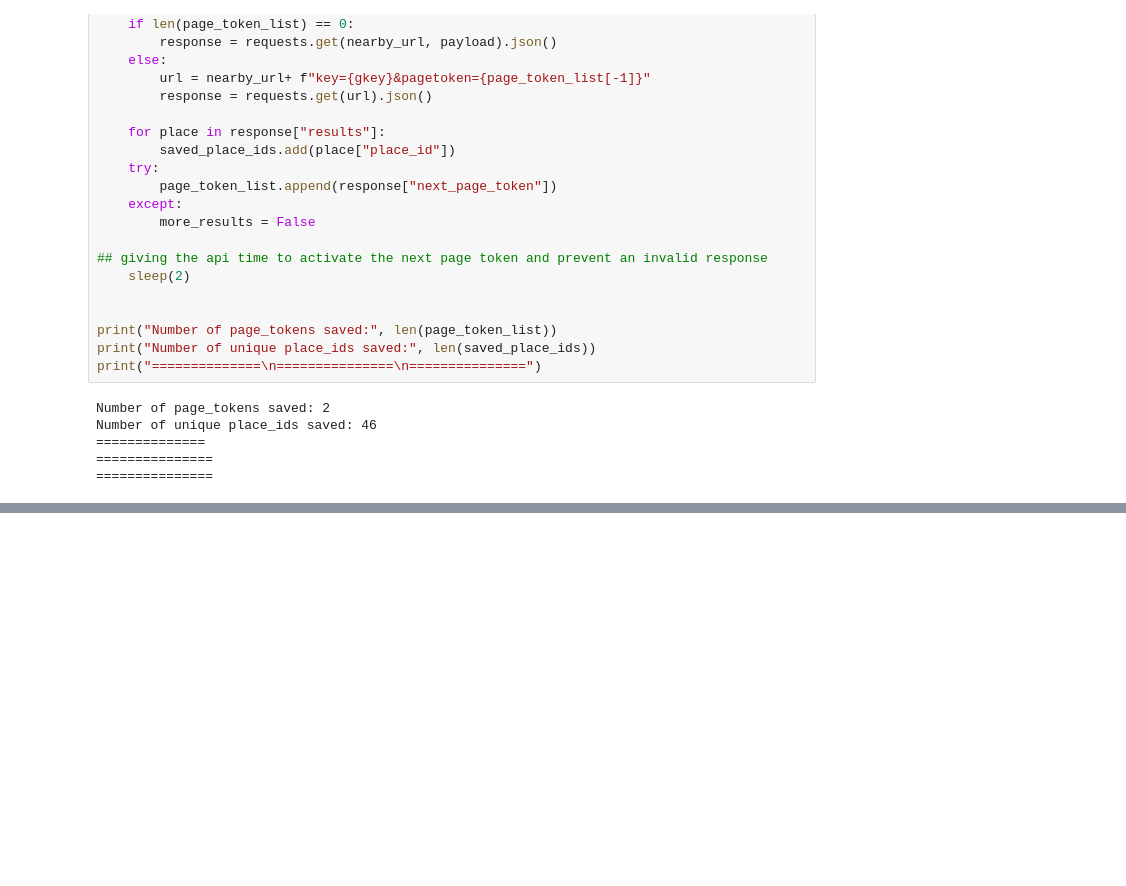
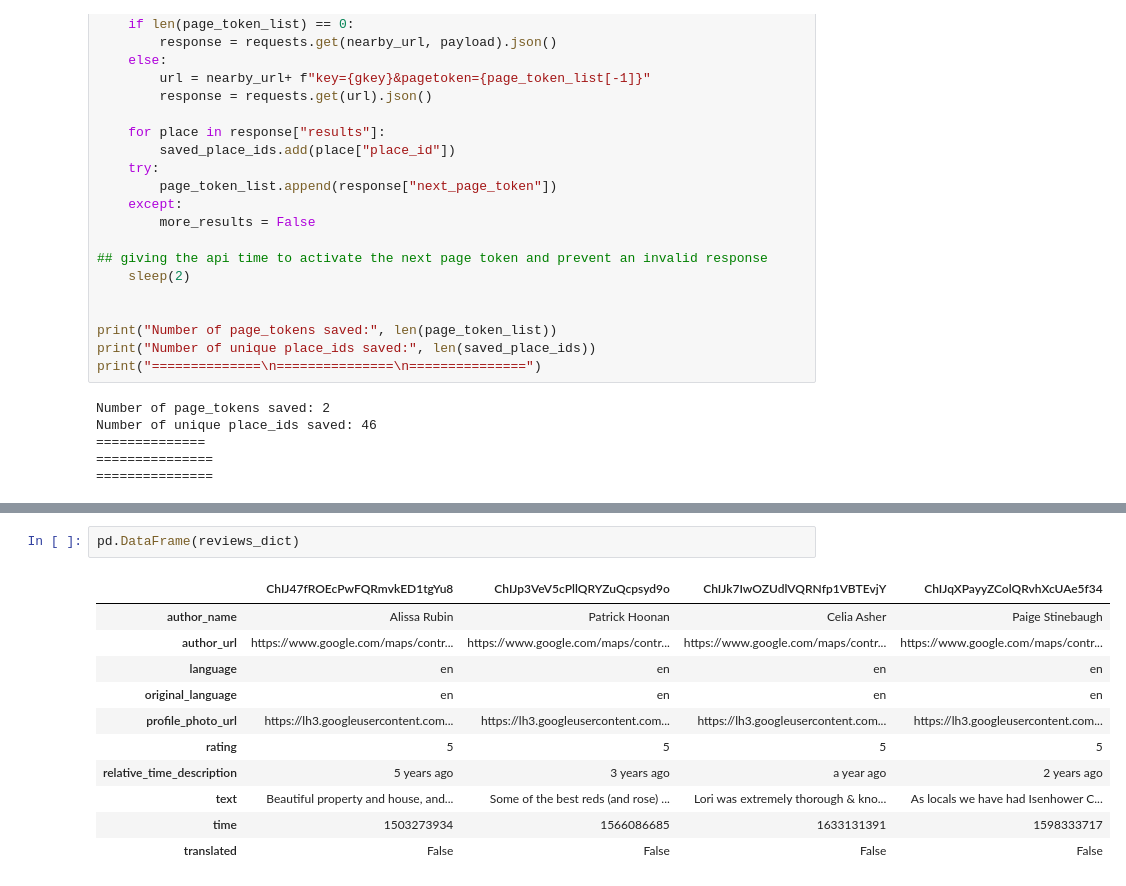
Before and after one commit to Bag0niku/Oregon_Wine, a Jupyter notebook: data/nick_testing_google_places_api.ipynb, the cells around one changed output, grey strips where cells are left out. Drawn from its saved outputs; the diff is of its cells as text; blank space fills up the shorter version.

```diff
--- a/data/nick_testing_google_places_api.ipynb
+++ b/data/nick_testing_google_places_api.ipynb
@@ -270,0 +505,14 @@ Number of unique place_ids saved: 384
+# %%
+pd.DataFrame(reviews_dict)
+# %% [output]
+|  | ChIJ47fROEcPwFQRmvkED1tgYu8 | ChIJp3VeV5cPllQRYZuQcpsyd9o | ChIJk7IwOZUdlVQRNfp1VBTEvjY | ChIJqXPayyZColQRvhXcUAe5f34 |
+| author_name | Alissa Rubin | Patrick Hoonan | Celia Asher | Paige Stinebaugh |
+| author_url | https://www.google.com/maps/contr... | https://www.google.com/maps/contr... | https://www.google.com/maps/contr... | https://www.google.com/maps/contr... |
+| language | en | en | en | en |
+| original_language | en | en | en | en |
+| profile_photo_url | https://lh3.googleusercontent.com... | https://lh3.googleusercontent.com... | https://lh3.googleusercontent.com... | https://lh3.googleusercontent.com... |
+| rating | 5 | 5 | 5 | 5 |
+| relative_time_description | 5 years ago | 3 years ago | a year ago | 2 years ago |
+| text | Beautiful property and house, and... | Some of the best reds (and rose) ... | Lori was extremely thorough & kno... | As locals we have had Isenhower C... |
+| time | 1503273934 | 1566086685 | 1633131391 | 1598333717 |
+| translated | False | False | False | False |
```
Also changed, not shown: parts of 18 cells of this notebook, 1 other file.
